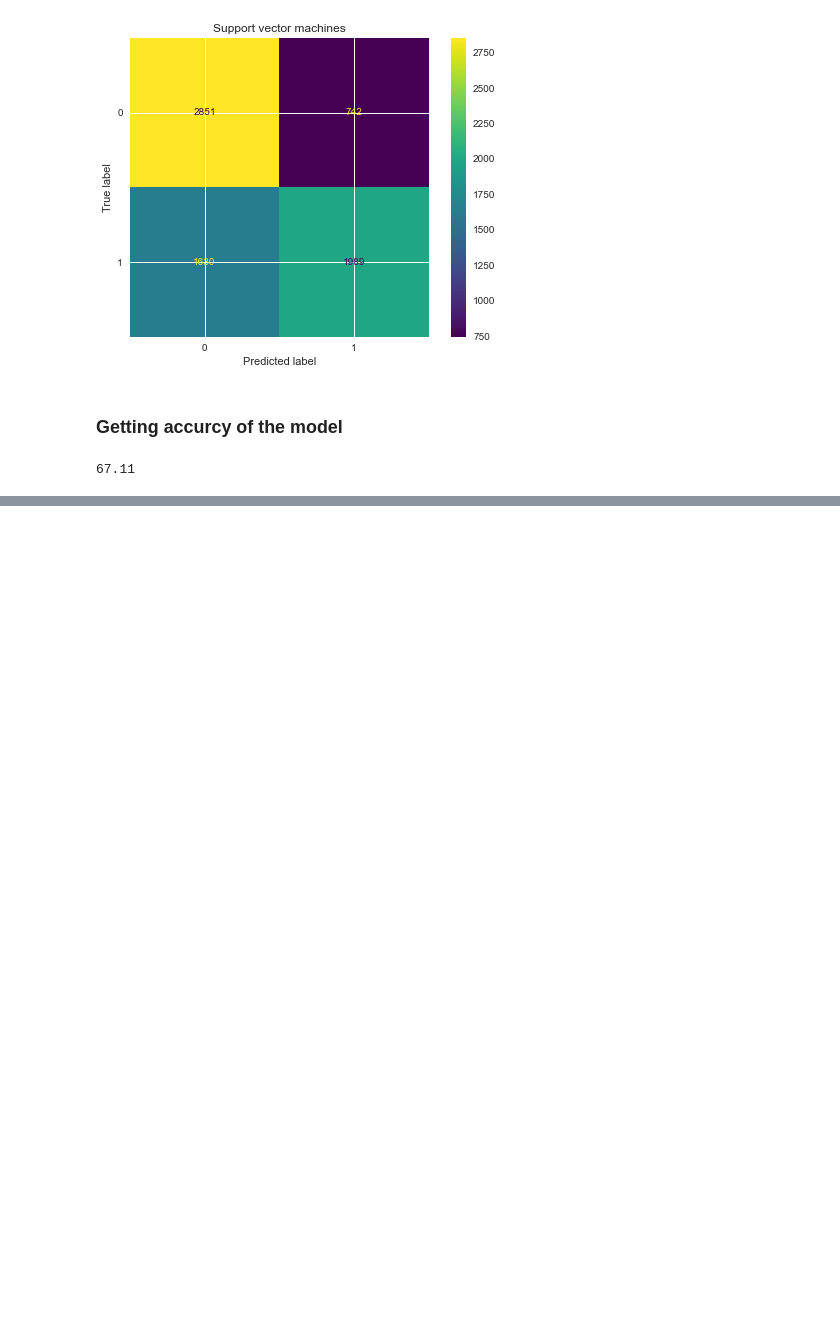
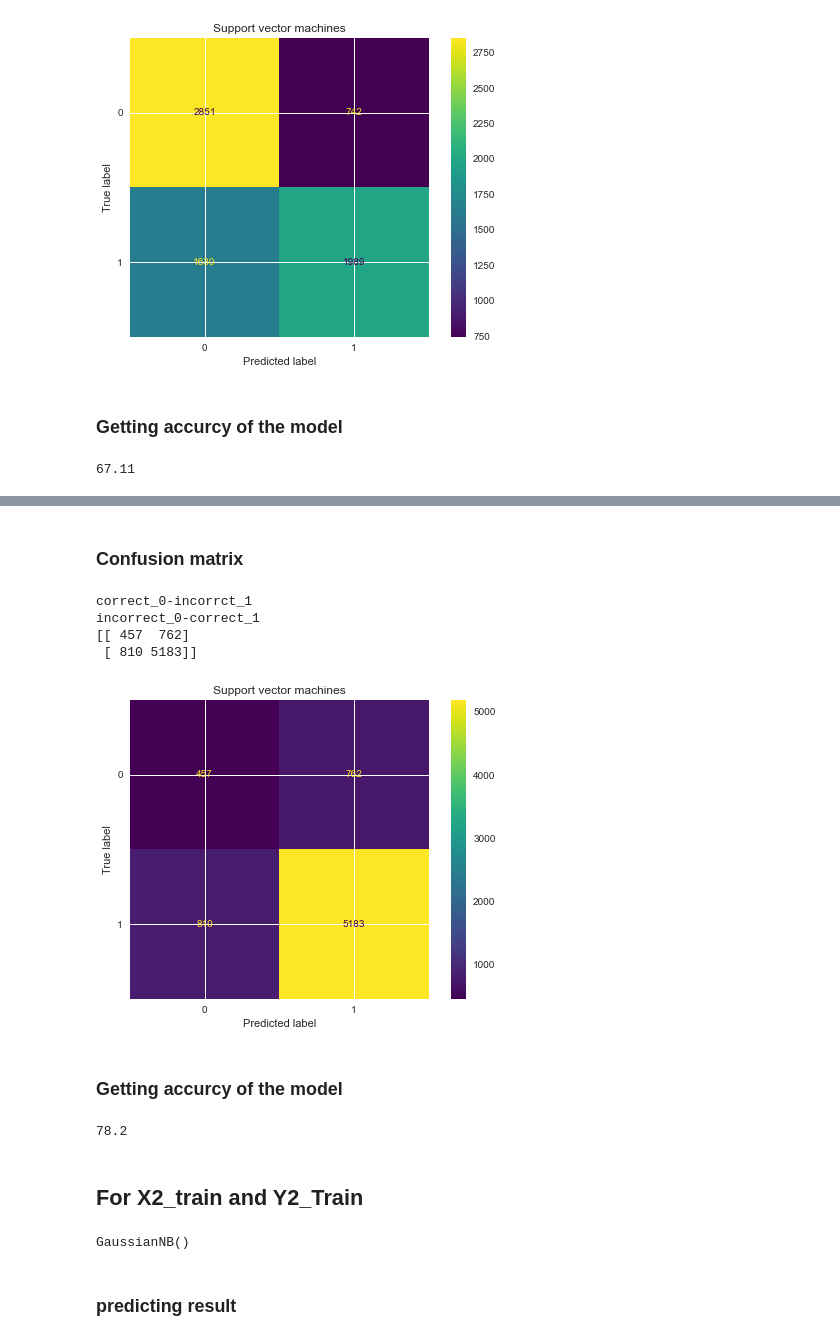
Before and after one commit to daasdemha/Sucide_prediction, a Jupyter notebook: SucideByAge.ipynb, the cells around one changed output, grey strips where cells are left out. Drawn from its saved outputs; the diff is of its cells as text; code cells hidden in the pictures; blank space fills up the shorter version.

Commit message:
appling naive_bayes_theorm on x, x2, y and y2 sets

```diff
--- a/SucideByAge.ipynb
+++ b/SucideByAge.ipynb
@@ -758,0 +765,4 @@ round(accuracy_score(Y2_test, svm_Y2_pred)*100, 2)  # showing the model accurecy
+# %%
+naive_bayes_classifier = GaussianNB()  # creating an instance of the object.
+# %%
+naive_bayes_classifier.fit(X_train, Y_train)  # Building svm model.
@@ -758,0 +773,4 @@ round(accuracy_score(Y2_test, svm_Y2_pred)*100, 2)  # showing the model accurecy
+# %%
+naive_bayes_Y_pred = naive_bayes_classifier.predict(X_test)  # Predicted results.
+print("pred-real")  # printing predicted and real values.
+print(np.concatenate((naive_bayes_Y_pred.reshape(len(naive_bayes_Y_pred),1), Y_test.reshape(len(Y_test),1)),1))  # Predicted results and real results in a np array.
@@ -758,0 +786,32 @@ round(accuracy_score(Y2_test, svm_Y2_pred)*100, 2)  # showing the model accurecy
+# %% [markdown]
+### Confusion matrix
+# %%
+naive_bayes_cm = confusion_matrix(Y_test, naive_bayes_Y_pred)  # creating the confusion matrix
+print("correct_0-incorrct_1\nincorrect_0-correct_1")  # printing correct and inccrocet results.
+print(naive_bayes_cm)  # prininting the confusion matrix.
+# %% [output]
+correct_0-incorrct_1
+incorrect_0-correct_1
+[[ 457  762]
+ [ 810 5183]]
+# %%
+disp = ConfusionMatrixDisplay(confusion_matrix=naive_bayes_cm)  # creaing the confusion matrix plot.
+disp.plot()  # displaying data in plot
+plt.title("naive bayes theorm")  # adding a title to plot
+plt.show()  # showing the plot
+# %% [output]
+[figure, added]
+# %% [markdown]
+### Getting accurcy of the model
+# %%
+round(accuracy_score(Y_test, naive_bayes_Y_pred)*100, 2)  # showing the model accurecy rounded to 2 decimal places.
+# %% [output]
+78.2
+# %% [markdown]
+## For X2_train and Y2_Train
+# %%
+naive_bayes_classifier.fit(X2_train, Y2_train)  # Building svm model.
+# %% [output]
+GaussianNB()
+# %% [markdown]
+### predicting result
```
Also changed, not shown: parts of 25 cells of this notebook.
